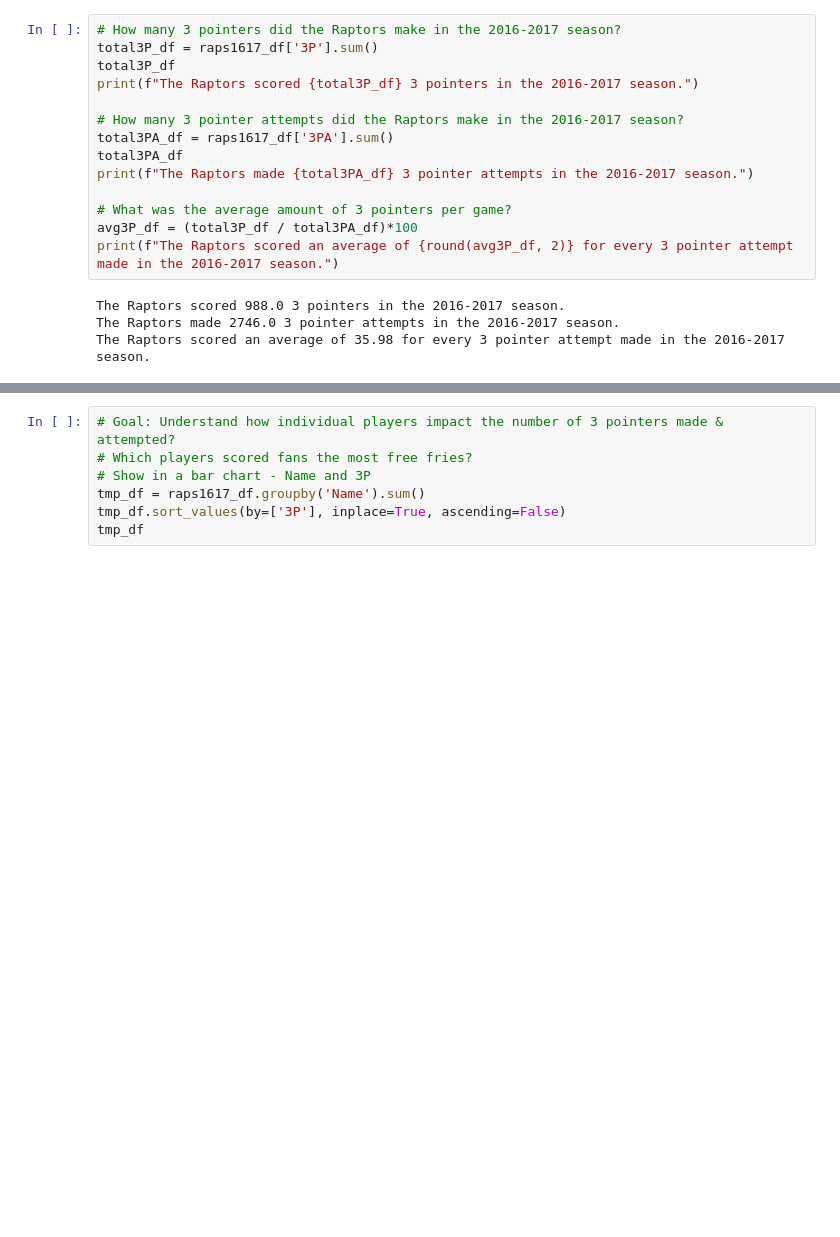
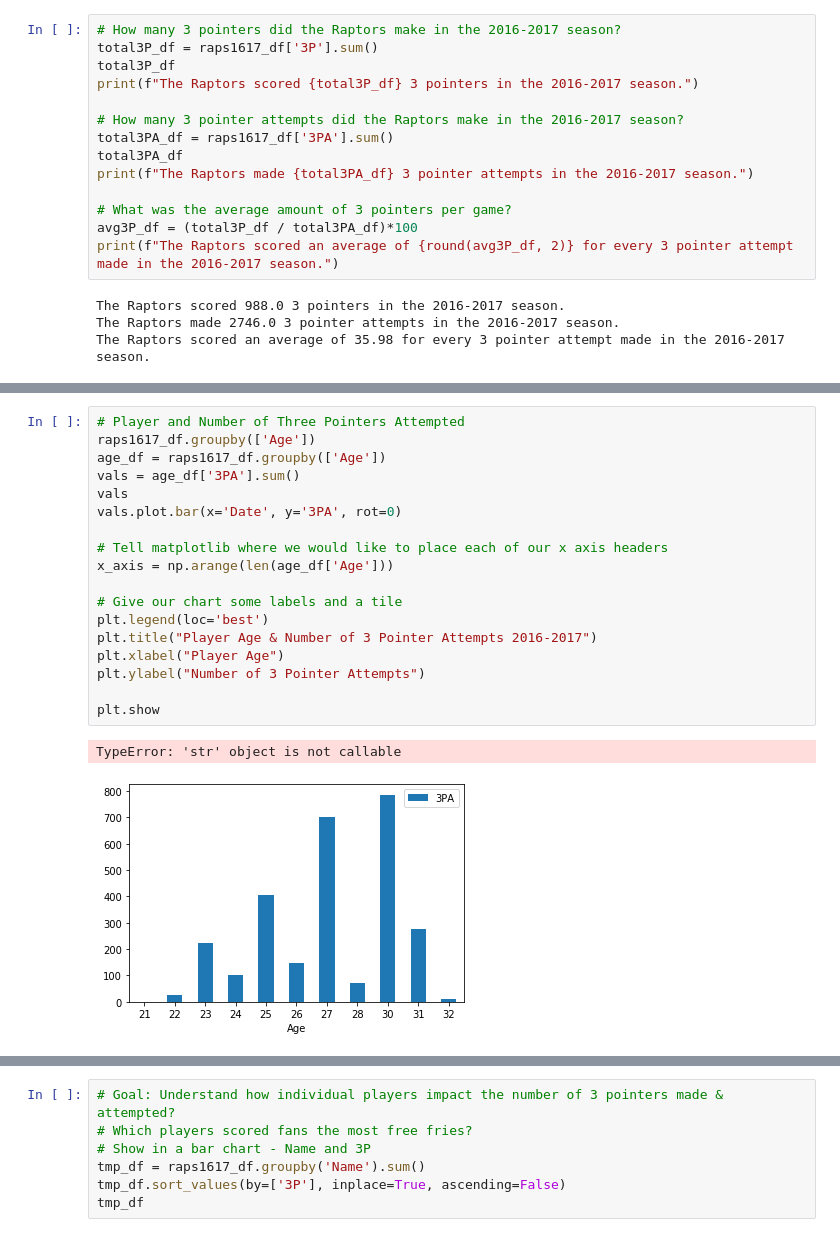
Before and after one commit to jferna73/project-one-, a Jupyter notebook: Dataframe 2016-2017.ipynb, the cells around one changed output, grey strips where cells are left out. Saved outputs shown, nothing was run; the diff lists cells and outputs as text; blank space fills up the shorter version.

```diff
--- a/Dataframe 2016-2017.ipynb
+++ b/Dataframe 2016-2017.ipynb
@@ -665,3 +670,24 @@ tmp_df.drop(['Age', 'Time Rested'], axis = 1)
 | 2017-03-29 | 16.0 | 43.0 |
 | 2017-03-31 | 19.0 | 37.0 |
 | 2017-04-18 | 14.0 | 29.0 |
+# %%
+# Player and Number of Three Pointers Attempted
+raps1617_df.groupby(['Age'])
+age_df = raps1617_df.groupby(['Age'])
+vals = age_df['3PA'].sum()
+vals
+vals.plot.bar(x='Date', y='3PA', rot=0)
+
+# Tell matplotlib where we would like to place each of our x axis headers
+x_axis = np.arange(len(age_df['Age']))
+
+# Give our chart some labels and a tile
+plt.legend(loc='best')
+plt.title("Player Age & Number of 3 Pointer Attempts 2016-2017")
+plt.xlabel("Player Age")
+plt.ylabel("Number of 3 Pointer Attempts")
+
+plt.show
+# %% [output]
+TypeError: 'str' object is not callable
+[figure, added]
```
Also changed, not shown: parts of 9 cells of this notebook.
